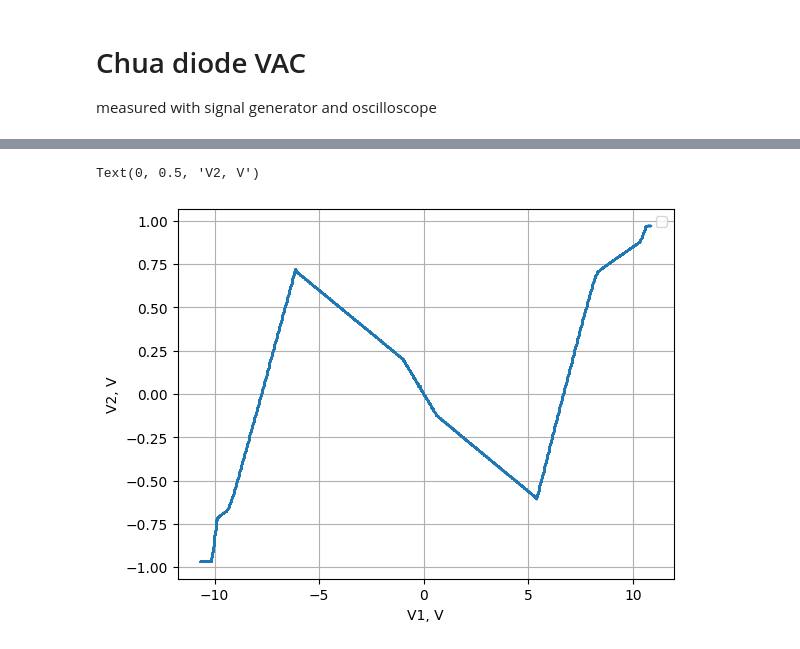
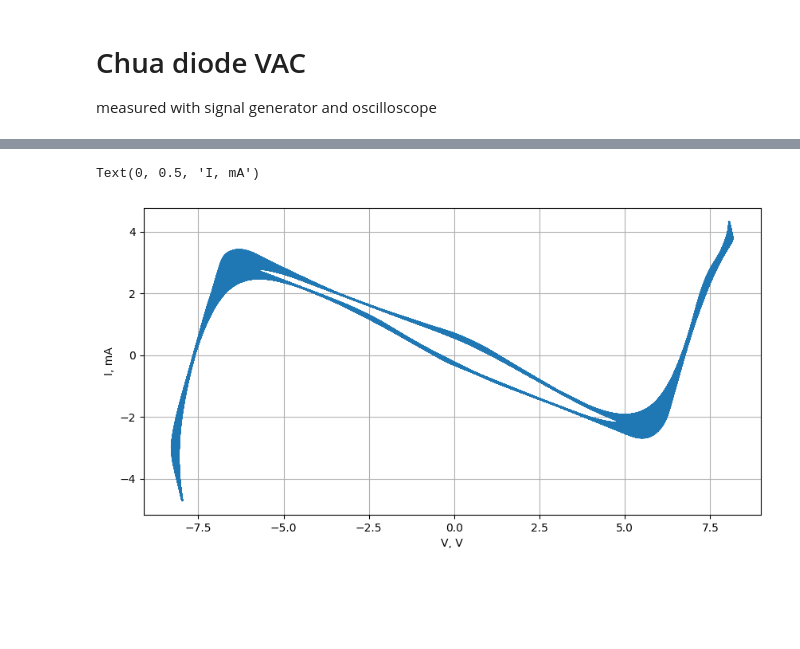
Before and after one commit to evgeny-kolonsky/Lab5, a Jupyter notebook: CH/VAC/VAC.ipynb, the cells around one changed output, grey strips where cells are left out. Drawn from its saved outputs; the diff is of its cells as text; code cells hidden in the pictures; blank space fills up the shorter version.

```diff
--- a/CH/VAC/VAC.ipynb
+++ b/CH/VAC/VAC.ipynb
@@ -11,11 +57,14 @@ from scipy.stats import linregress
 # %%
-url = 'https://raw.githubusercontent.com/evgeny-kolonsky/Lab5/refs/heads/main/CH/VAC/VAC_33Hz.csv'
+url = 'https://raw.githubusercontent.com/evgeny-kolonsky/Lab5/refs/heads/main/CH/VAC/VAC_3kHz.csv'
 t, v1, v2 = np.genfromtxt(url,  delimiter=',').T
-plt.plot(v1, v2)
-plt.legend()
+R = 216 #shunt
+I = v2 / R
+V = v1 - v2
+fig, ax1 = plt.subplots(figsize=(10, 5))
+plt.plot(V, I*1e3)
 plt.grid()
-plt.xlabel('V1, V')
-plt.ylabel('V2, V')
+plt.xlabel('V, V')
+plt.ylabel('I, mA')
 # %% [output]
-Text(0, 0.5, 'V2, V')
+Text(0, 0.5, 'I, mA')
-[figure, old version]
+[figure, new version]
```
Also changed, not shown: parts of 5 cells of this notebook.
